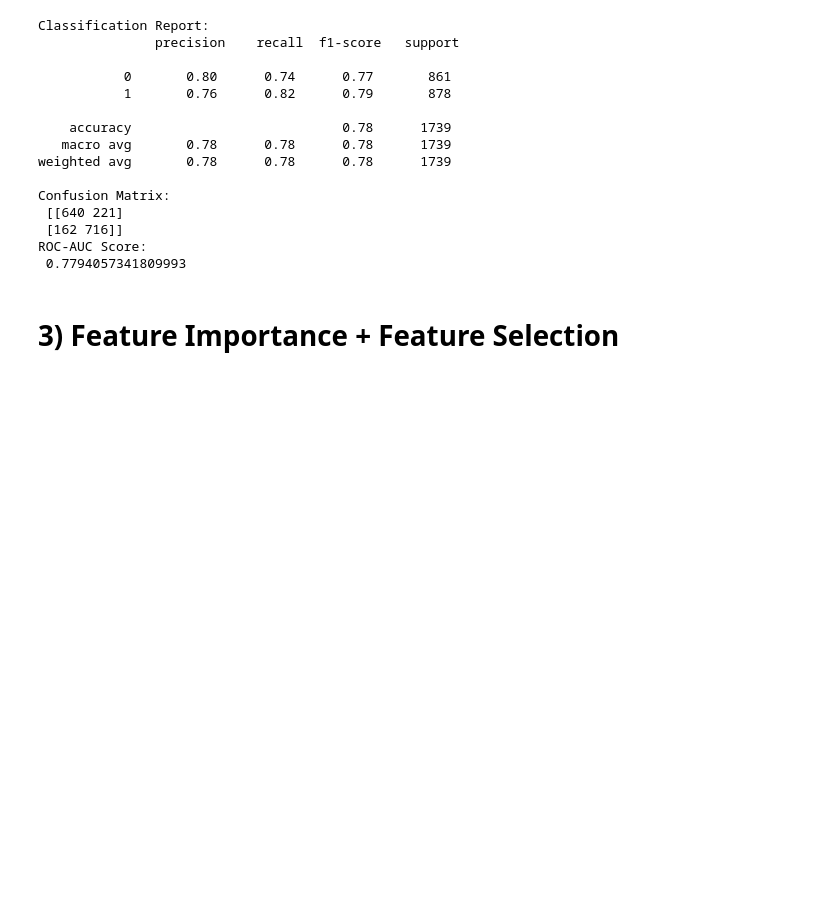
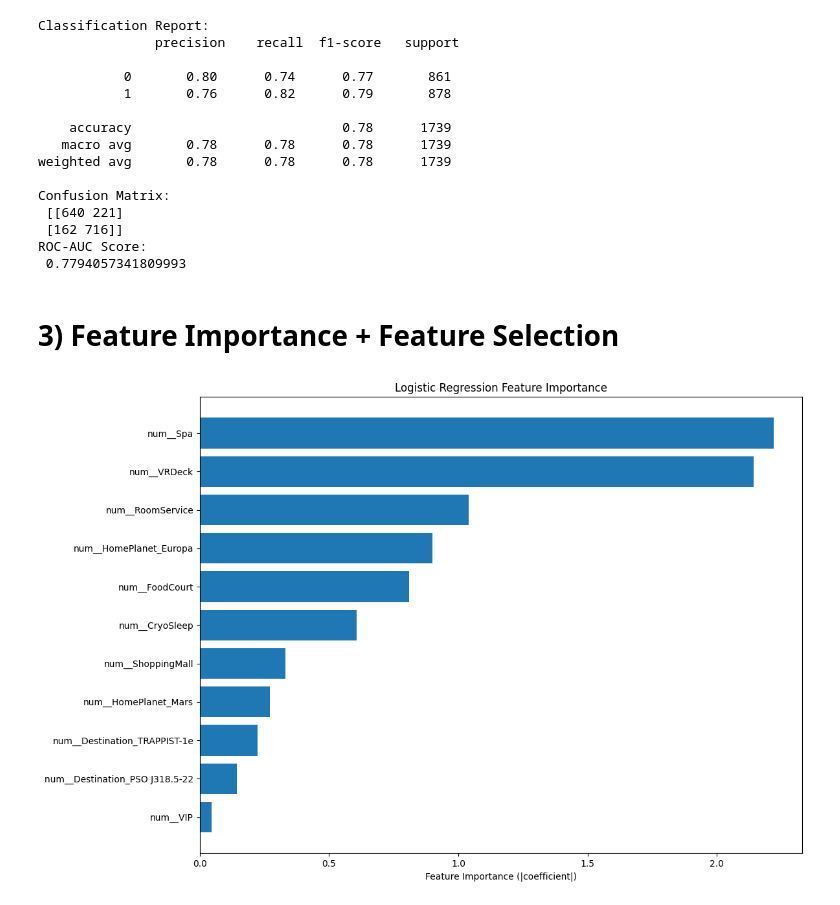
Before and after one commit to sameddemir444/spaceship-titanic-ml, a Jupyter notebook: notebook/spaceship-titanic.ipynb, the cells around one changed output. Saved outputs shown, nothing was run; the diff lists cells and outputs as text; code cells hidden in the pictures; blank space fills up the shorter version.

```diff
--- a/notebook/spaceship-titanic.ipynb
+++ b/notebook/spaceship-titanic.ipynb
@@ -635,3 +635,23 @@ ROC-AUC Score:
  0.7794057341809993
 # %% [markdown]
 # 3) Feature Importance + Feature Selection
+# %%
+# Let's create the Feature Importance chart
+coefficients = tuned_model.named_steps["model"].coef_[0]
+feature_names = tuned_model.named_steps["preprocessing"].get_feature_names_out()
+
+importance_df = pd.DataFrame({
+    "Feature": feature_names,
+    "Importance": np.abs(coefficients)
+}).sort_values(by="Importance", ascending=False)
+
+# 4. Grafiği çiz
+plt.figure(figsize=(12, 8))
+plt.barh(importance_df["Feature"], importance_df["Importance"])
+plt.xlabel("Feature Importance (|coefficient|)")
+plt.title("Logistic Regression Feature Importance")
+plt.gca().invert_yaxis()
+plt.tight_layout()
+plt.show()
+# %% [output]
+[figure, added]
```
Also changed, not shown: parts of 4 cells of this notebook.
